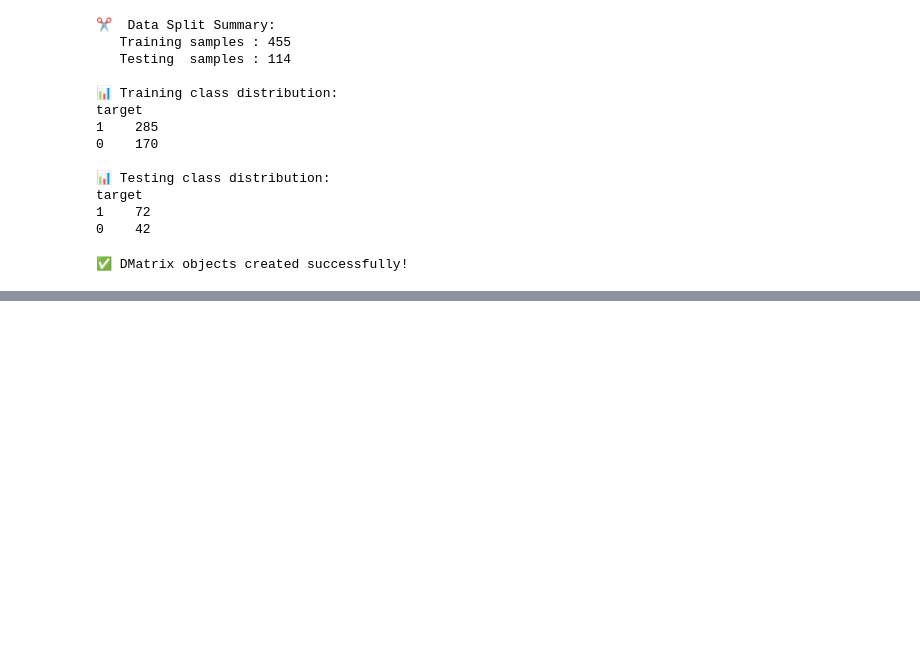
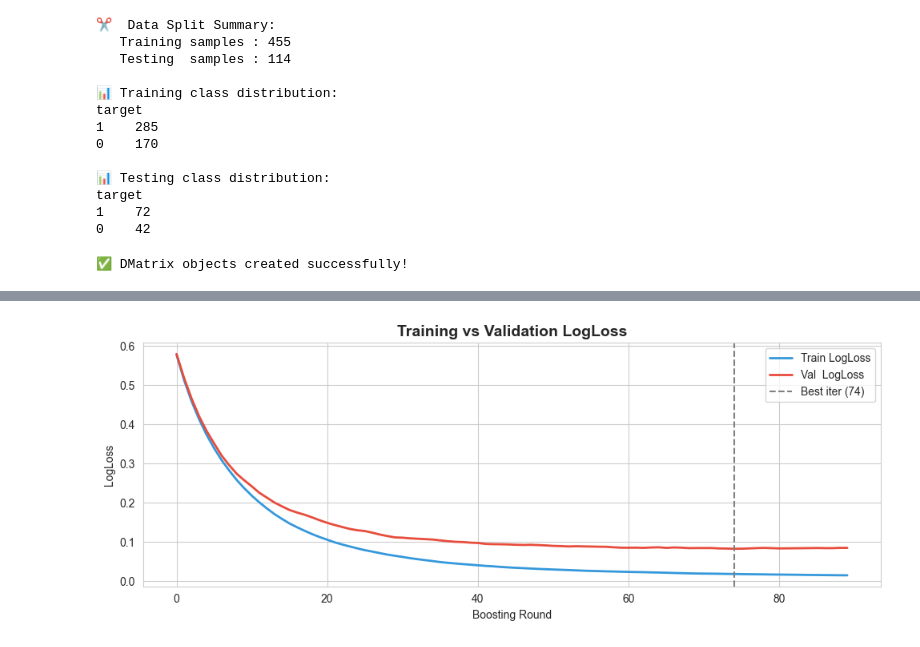
Before and after one commit to abdullah123-collab/Machine_Learning-, a Jupyter notebook: Basics/Supervised_Learning_Algorithms/Classification/XgBoost/xgboost.ipynb, the cells around one changed output, grey strips where cells are left out. Saved outputs shown, nothing was run; the diff lists cells and outputs as text; code cells hidden in the pictures; blank space fills up the shorter version.

Commit message:
build and train XGBoost classifier

```diff
--- a/Basics/Supervised_Learning_Algorithms/Classification/XgBoost/xgboost.ipynb
+++ b/Basics/Supervised_Learning_Algorithms/Classification/XgBoost/xgboost.ipynb
@@ -144,0 +173,18 @@ print("✅ DMatrix objects created successfully!")
+# %%
+# Train model with early stopping
+evals        = [(dtrain, "train"), (dtest, "eval")]
+evals_result = {}
+
+model = xgb.train(
+    params,
+    dtrain,
+    num_boost_round       = 200,
+    evals                 = evals,
+    early_stopping_rounds = 15,
+    evals_result          = evals_result,
+    verbose_eval          = 20,          # print every 20 rounds
+)
+
+print(f"\n✅ Training complete!")
+print(f"   Best iteration : {model.best_iteration}")
+print(f"   Best logloss   : {model.best_score:.5f}")
@@ -144,0 +202,17 @@ print("✅ DMatrix objects created successfully!")
+# %%
+# Plot training vs validation loss
+train_loss = evals_result["train"]["logloss"]
+val_loss   = evals_result["eval"]["logloss"]
+
+plt.figure(figsize=(10, 4))
+plt.plot(train_loss, label="Train LogLoss", color="#3498db", linewidth=2)
+plt.plot(val_loss,   label="Val  LogLoss", color="#e74c3c", linewidth=2)
+plt.axvline(model.best_iteration, color="gray", linestyle="--", label=f"Best iter ({model.best_iteration})")
+plt.title("Training vs Validation LogLoss", fontsize=14, fontweight="bold")
+plt.xlabel("Boosting Round")
+plt.ylabel("LogLoss")
+plt.legend()
+plt.tight_layout()
+plt.show()
+# %% [output]
+[figure, added]
```
Also changed, not shown: parts of 2 cells of this notebook.
